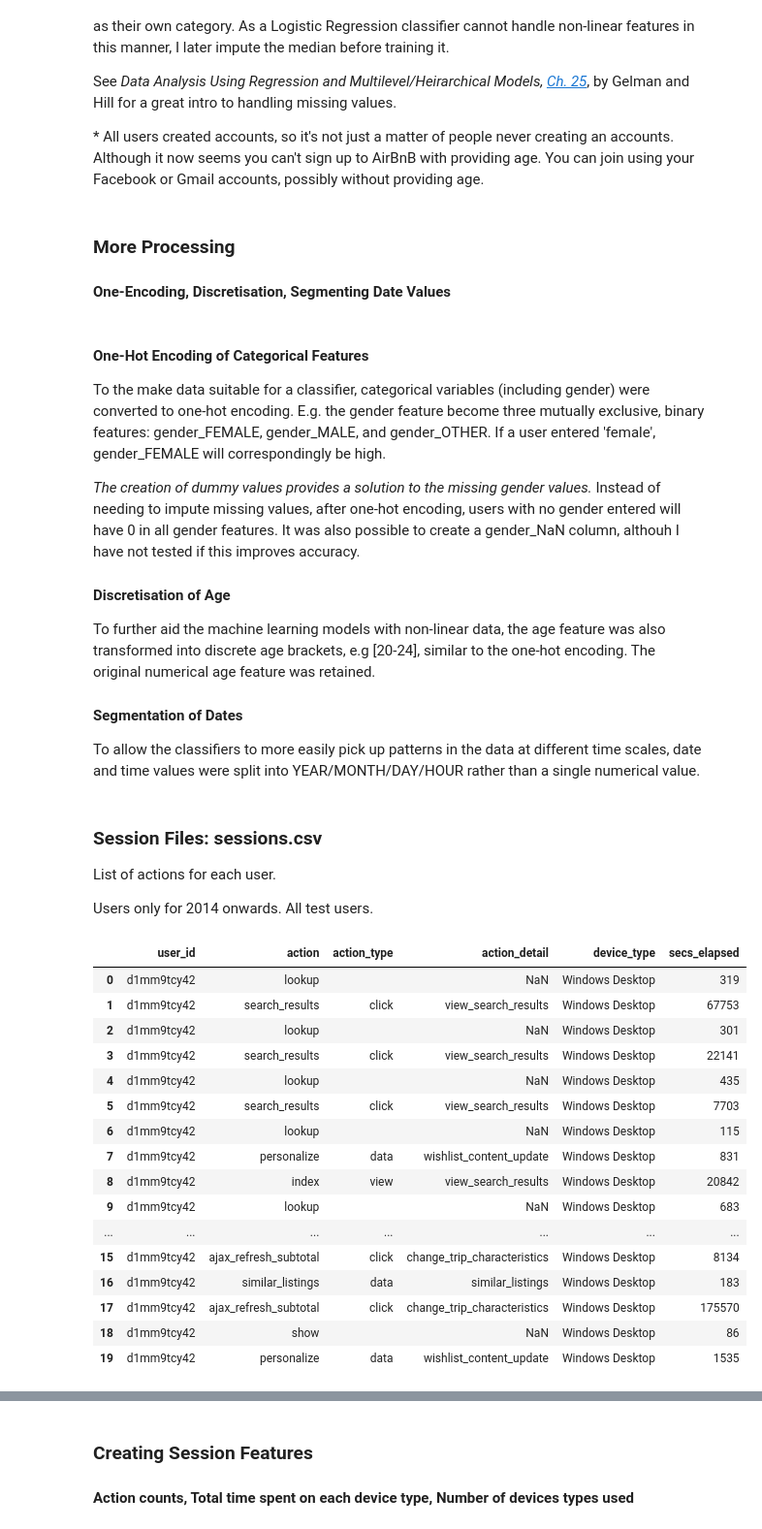
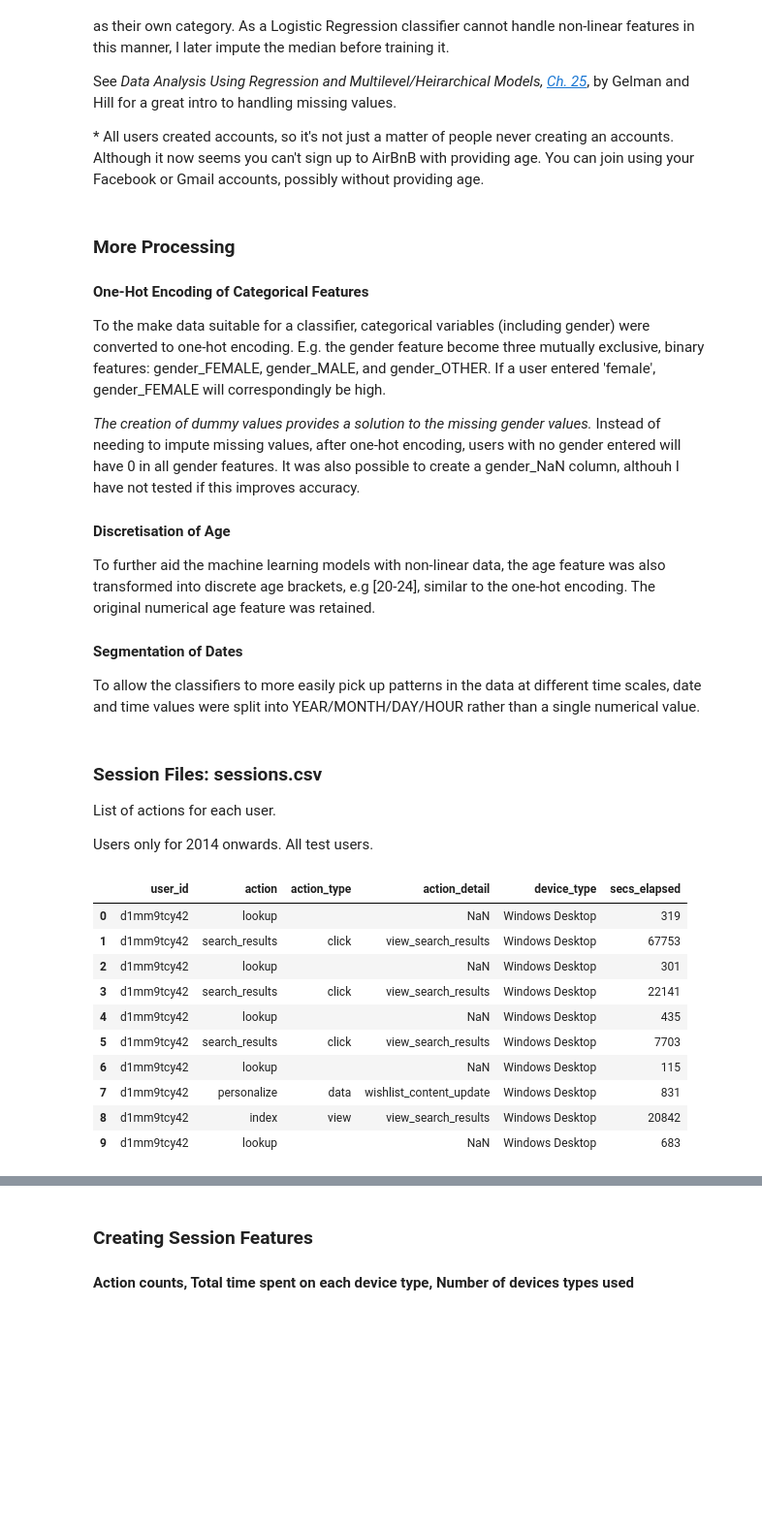
Before and after one commit to darkruby501/AirBnBKaggle, a Jupyter notebook: Tech Report.ipynb, the cells around one changed output, grey strips where cells are left out. Shown at 97% size. Cells and saved outputs as stored; diff of their text form; code cells hidden in the pictures; blank space fills up the shorter version.

```diff
--- a/Tech Report.ipynb
+++ b/Tech Report.ipynb
@@ -251,6 +284,3 @@ For this reason, I chose to set missing ages to -1 so that the trained classifie
 See *Data Analysis Using Regression and Multilevel/Heirarchical Models, [Ch. 25](http://www.stat.columbia.edu/~gelman/arm/missing.pdf)*, by Gelman and Hill for a great intro to handling missing values.
 
 \* All users created accounts, so it's not just a matter of people never creating an accounts. Although it now seems you can't sign up to AirBnB with providing age. You can join using your Facebook or Gmail accounts, possibly without providing age.
-# %% [markdown]
-### More Processing
-#### One-Encoding, Discretisation, Segmenting Date Values
@@ -283,4 +287,6 @@ all_users.drop(['timestamp_first_active'],axis=1,inplace=True)
 # %% [markdown]
+### More Processing
+
 #### One-Hot Encoding of Categorical Features
 To the make data suitable for a classifier, categorical variables (including gender) were converted to one-hot encoding. E.g. the gender feature become three mutually exclusive, binary features: gender_FEMALE, gender_MALE, and gender_OTHER. If a user entered 'female', gender_FEMALE will correspondingly be high.
 
@@ -300,27 +306,19 @@ Users only for 2014 onwards. All test users.
 # %%
 session_df = pd.read_csv('input/sessions.csv')
 session_users = session_df
-
 # Clean missing values
 session_users['secs_elapsed'].fillna(0,inplace=True)
 session_users['action_type'].fillna('',inplace=True)
-
-session_df.head(20)
+session_df.head(10)
 # %% [output]
 |  | user_id | action | action_type | action_detail | device_type | secs_elapsed |
 | 0 | d1mm9tcy42 | lookup |  | NaN | Windows Desktop | 319 |
 | 1 | d1mm9tcy42 | search_results | click | view_search_results | Windows Desktop | 67753 |
 | 2 | d1mm9tcy42 | lookup |  | NaN | Windows Desktop | 301 |
 | 3 | d1mm9tcy42 | search_results | click | view_search_results | Windows Desktop | 22141 |
 | 4 | d1mm9tcy42 | lookup |  | NaN | Windows Desktop | 435 |
 | 5 | d1mm9tcy42 | search_results | click | view_search_results | Windows Desktop | 7703 |
 | 6 | d1mm9tcy42 | lookup |  | NaN | Windows Desktop | 115 |
 | 7 | d1mm9tcy42 | personalize | data | wishlist_content_update | Windows Desktop | 831 |
 | 8 | d1mm9tcy42 | index | view | view_search_results | Windows Desktop | 20842 |
 | 9 | d1mm9tcy42 | lookup |  | NaN | Windows Desktop | 683 |
-| ... | ... | ... | ... | ... | ... | ... |
-| 15 | d1mm9tcy42 | ajax_refresh_subtotal | click | change_trip_characteristics | Windows Desktop | 8134 |
-| 16 | d1mm9tcy42 | similar_listings | data | similar_listings | Windows Desktop | 183 |
-| 17 | d1mm9tcy42 | ajax_refresh_subtotal | click | change_trip_characteristics | Windows Desktop | 175570 |
-| 18 | d1mm9tcy42 | show |  | NaN | Windows Desktop | 86 |
-| 19 | d1mm9tcy42 | personalize | data | wishlist_content_update | Windows Desktop | 1535 |
```
Also changed, not shown: parts of 25 cells of this notebook, 1 other file.
